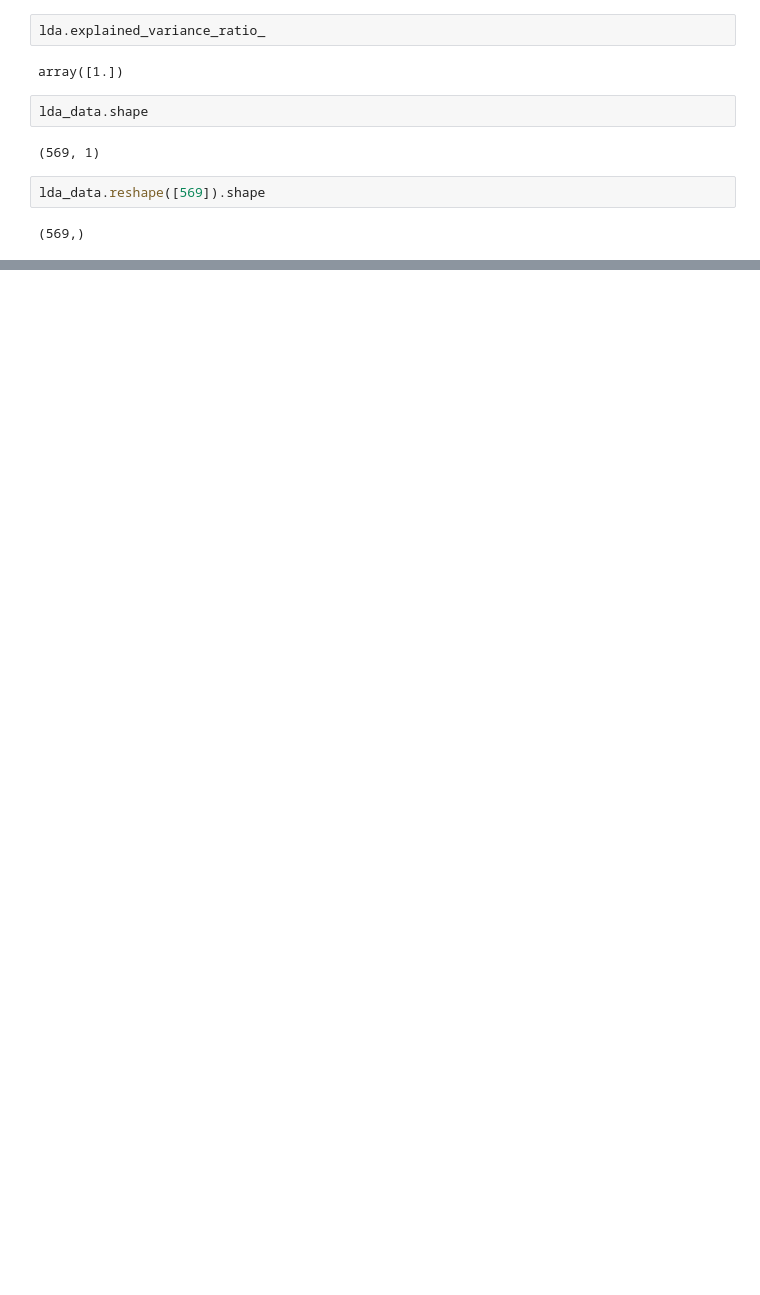
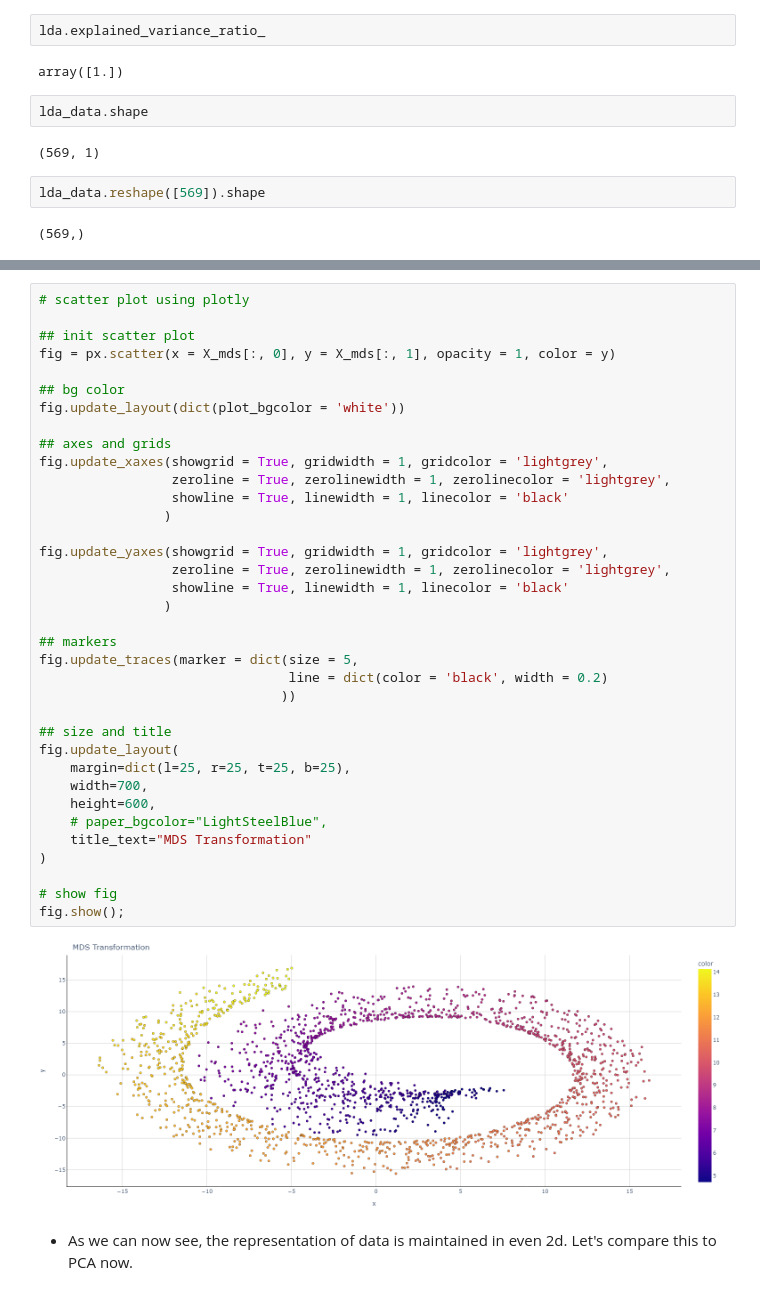
Before and after one commit to faheemrajwadkar/Dimensionality-Reduction, a Jupyter notebook: Dimensionality Reduction Techniques.ipynb, the cells around one changed output, grey strips where cells are left out. Saved outputs shown, nothing was run; the diff lists cells and outputs as text; blank space fills up the shorter version.

```diff
--- a/Dimensionality Reduction Techniques.ipynb
+++ b/Dimensionality Reduction Techniques.ipynb
@@ -206,0 +300,40 @@ sns.scatterplot(x = lda_data.reshape([569]), y = np.zeros_like(lda_data.reshape(
+# %%
+# scatter plot using plotly
+
+## init scatter plot
+fig = px.scatter(x = X_mds[:, 0], y = X_mds[:, 1], opacity = 1, color = y)
+
+## bg color
+fig.update_layout(dict(plot_bgcolor = 'white'))
+
+## axes and grids
+fig.update_xaxes(showgrid = True, gridwidth = 1, gridcolor = 'lightgrey',
+                 zeroline = True, zerolinewidth = 1, zerolinecolor = 'lightgrey',
+                 showline = True, linewidth = 1, linecolor = 'black'
+                )
+
+fig.update_yaxes(showgrid = True, gridwidth = 1, gridcolor = 'lightgrey',
+                 zeroline = True, zerolinewidth = 1, zerolinecolor = 'lightgrey',
+                 showline = True, linewidth = 1, linecolor = 'black'
+                )
+
+## markers
+fig.update_traces(marker = dict(size = 5,
+                                line = dict(color = 'black', width = 0.2)
+                               ))
+
+## size and title
+fig.update_layout(
+    margin=dict(l=25, r=25, t=25, b=25),
+    width=700,
+    height=600,
+    # paper_bgcolor="LightSteelBlue",
+    title_text="MDS Transformation"
+)
+
+# show fig
+fig.show();
+# %% [output]
+[figure, added]
+# %% [markdown]
+- As we can now see, the representation of data is maintained in even 2d. Let's compare this to PCA now.
```
Also changed, not shown: parts of 19 cells of this notebook.
